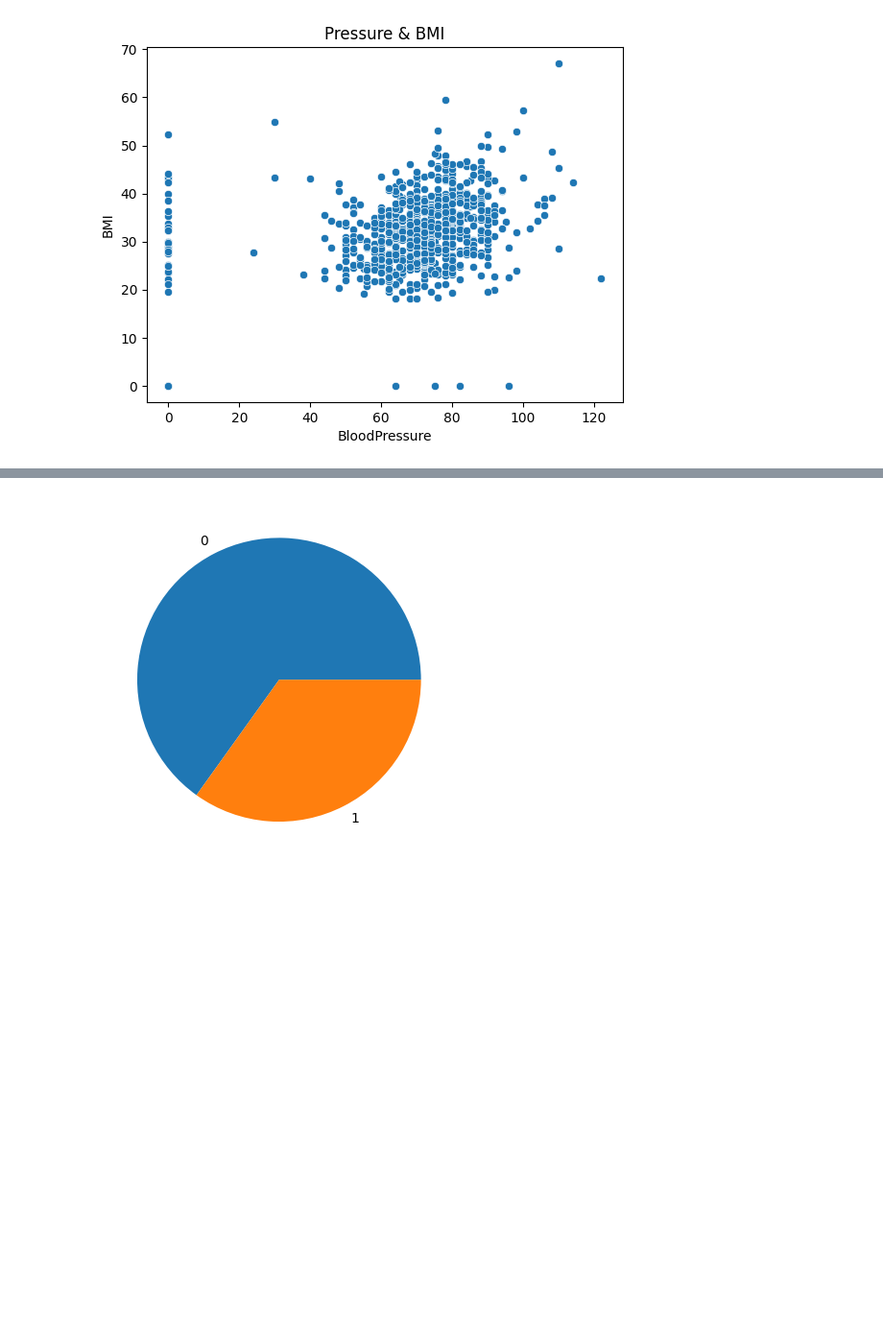
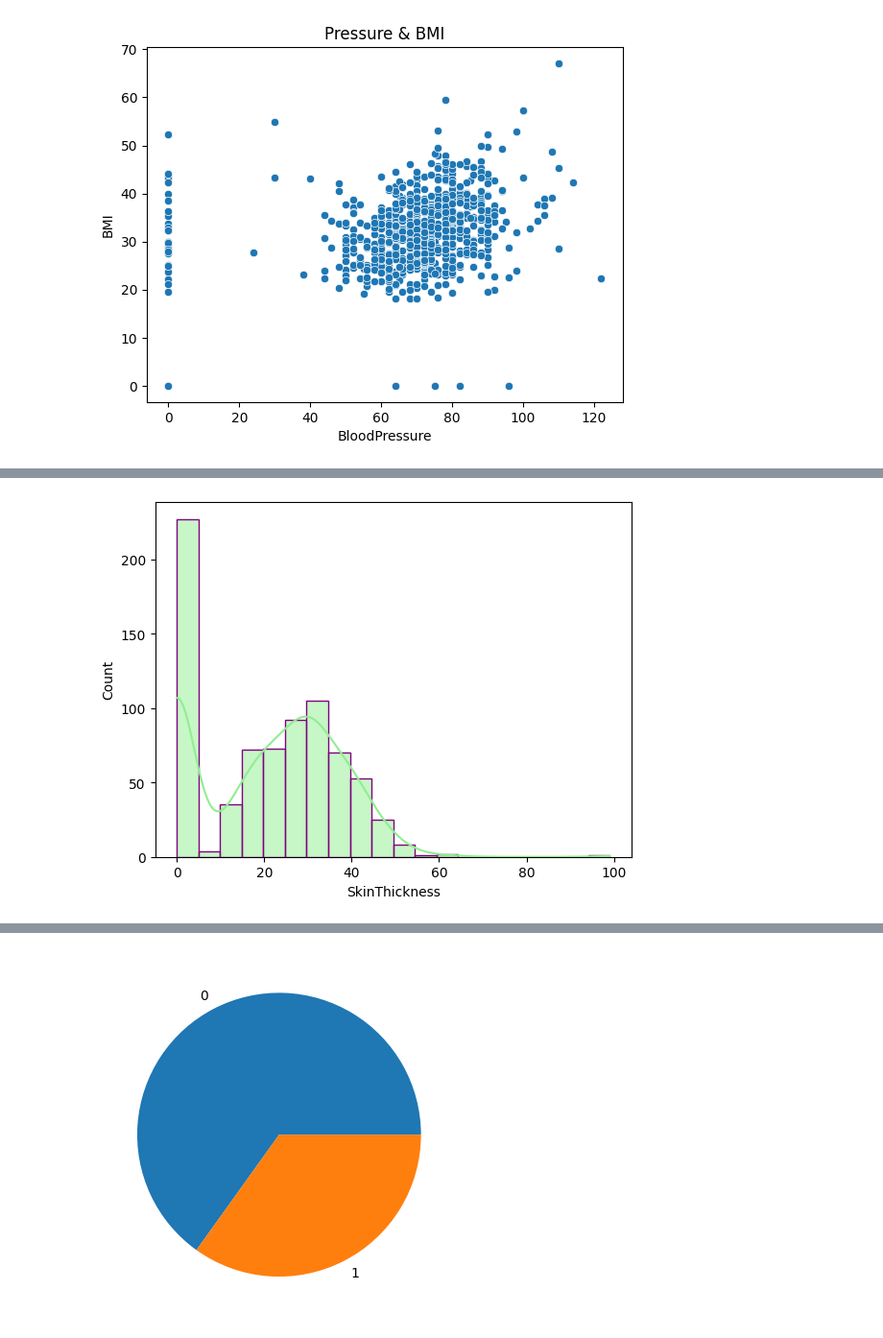
Before and after one commit to davidrimon2004/Probability-Statistics-Project, a Jupyter notebook: project.ipynb, the cells around one changed output, grey strips where cells are left out. Shown at 96% size. Saved outputs shown, nothing was run; the diff lists cells and outputs as text; code cells hidden in the pictures; blank space fills up the shorter version.

```diff
--- a/project.ipynb
+++ b/project.ipynb
@@ -35,0 +41,4 @@ visual.show()
+# %%
+Distribution(thick)
+# %% [output]
+[figure, added]
```
Also changed, not shown: parts of 6 cells of this notebook.
